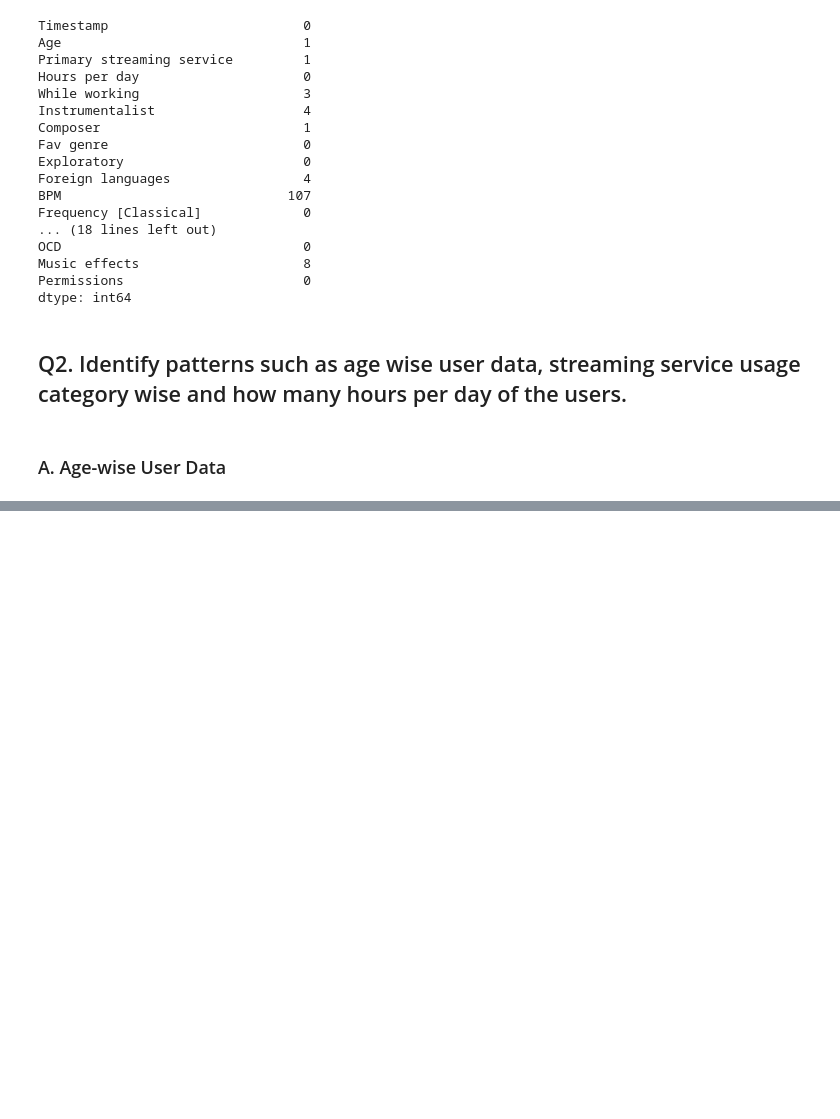
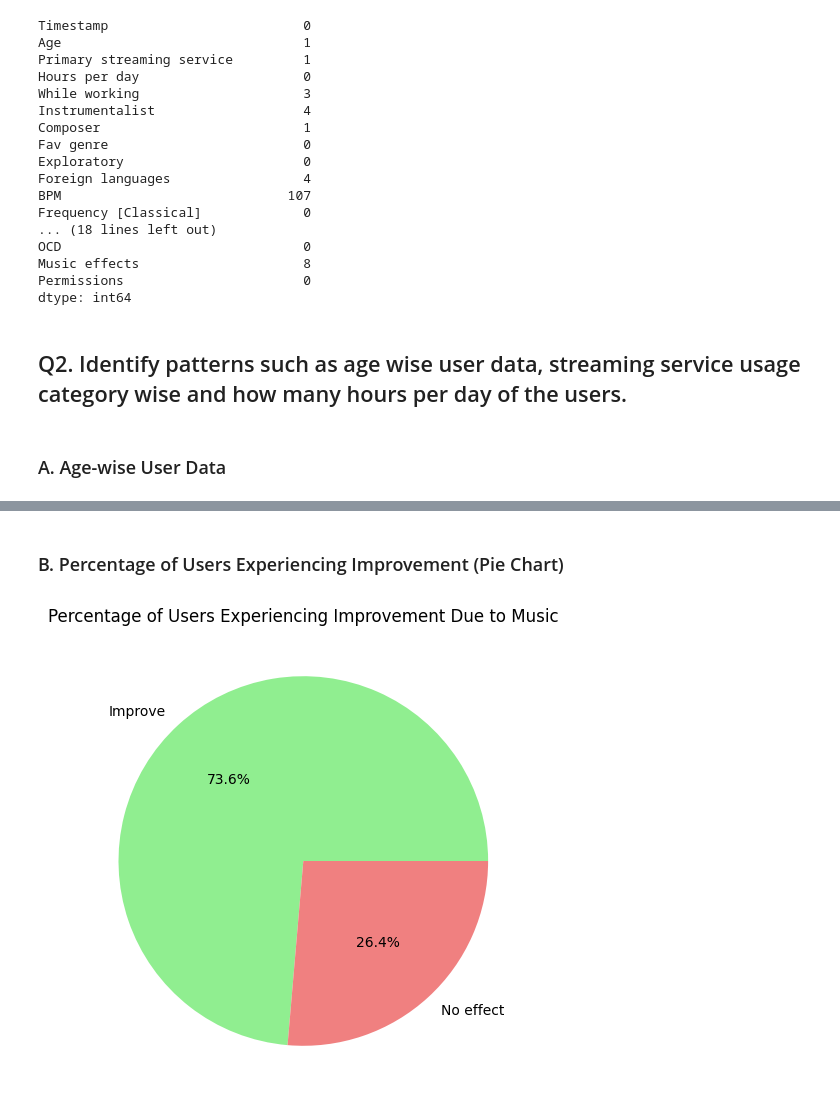
Before and after one commit to lukhi-laksh/Collage, a Jupyter notebook: Sem-1/Data Science/Assignment-6/Survey.ipynb, the cells around one changed output, grey strips where cells are left out. Drawn from its saved outputs; the diff is of its cells as text; code cells hidden in the pictures; blank space fills up the shorter version.

```diff
--- a/Sem-1/Data Science/Assignment-6/Survey.ipynb
+++ b/Sem-1/Data Science/Assignment-6/Survey.ipynb
@@ -82,0 +241,12 @@ dtype: int64
+# %% [markdown]
+### B. Percentage of Users Experiencing Improvement (Pie Chart)
+# %%
+improve_count = df[df['Music effects'] == 'Improve'].shape[0]
+no_improve_count = df.shape[0] - improve_count
+
+plt.figure(figsize=(6,6))
+plt.pie([improve_count, no_improve_count], labels=['Improve','No effect'], autopct='%1.1f%%', colors=['lightgreen','lightcoral'])
+plt.title("Percentage of Users Experiencing Improvement Due to Music")
+plt.show()
+# %% [output]
+[figure, added]
```
Also changed, not shown: parts of 22 cells of this notebook, 1 other file.
